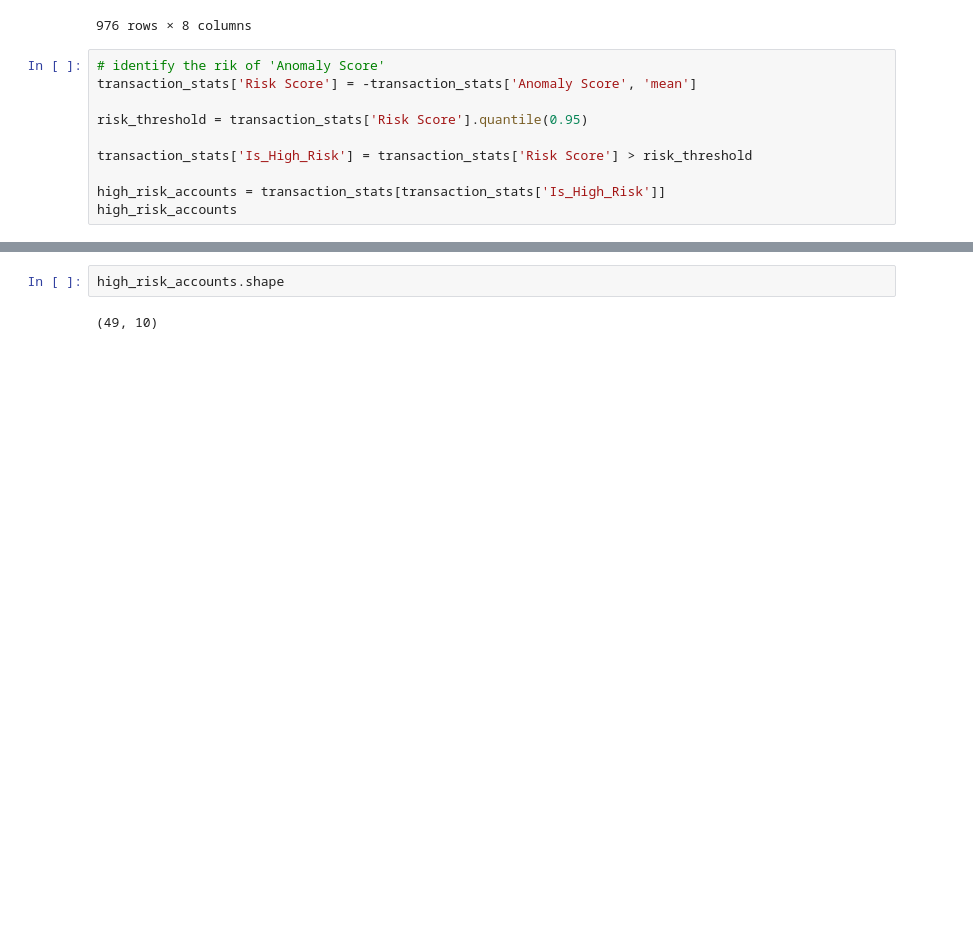
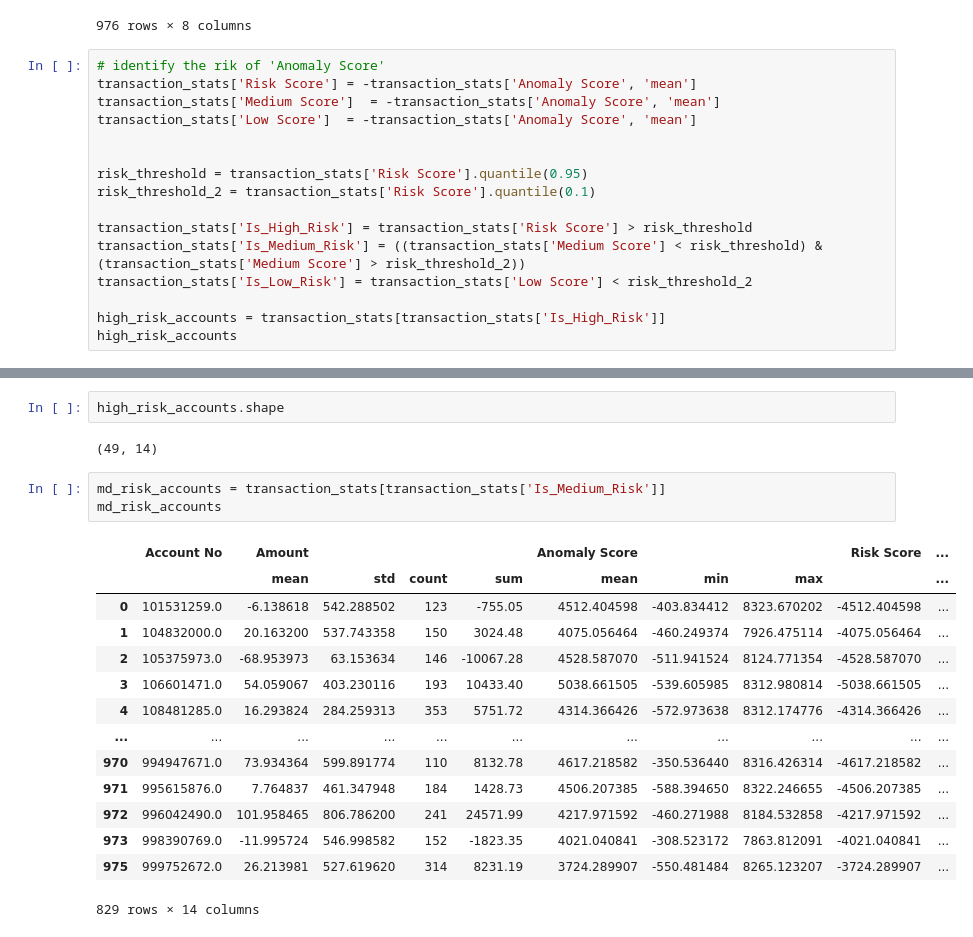
Before and after one commit to UoB-DSMP-2023-24/dsmp-2024-group-38, a Jupyter notebook: fruad_detection.ipynb, the cells around one changed output, grey strips where cells are left out. Saved outputs shown, nothing was run; the diff lists cells and outputs as text; blank space fills up the shorter version.

Commit message:
add flag level of risk

```diff
--- a/fruad_detection.ipynb
+++ b/fruad_detection.ipynb
@@ -335,10 +332,16 @@ transaction_stats
 # %%
 # identify the rik of 'Anomaly Score'
 transaction_stats['Risk Score'] = -transaction_stats['Anomaly Score', 'mean']
+transaction_stats['Medium Score']  = -transaction_stats['Anomaly Score', 'mean']
+transaction_stats['Low Score']  = -transaction_stats['Anomaly Score', 'mean']
+
 
 risk_threshold = transaction_stats['Risk Score'].quantile(0.95)
+risk_threshold_2 = transaction_stats['Risk Score'].quantile(0.1)
 
 transaction_stats['Is_High_Risk'] = transaction_stats['Risk Score'] > risk_threshold
+transaction_stats['Is_Medium_Risk'] = ((transaction_stats['Medium Score'] < risk_threshold) & (transaction_stats['Medium Score'] > risk_threshold_2))
+transaction_stats['Is_Low_Risk'] = transaction_stats['Low Score'] < risk_threshold_2
 
 high_risk_accounts = transaction_stats[transaction_stats['Is_High_Risk']]
 high_risk_accounts
@@ -364,4 +367,22 @@ high_risk_accounts
 # %%
 high_risk_accounts.shape
 # %% [output]
-(49, 10)
+(49, 14)
+# %%
+md_risk_accounts = transaction_stats[transaction_stats['Is_Medium_Risk']]
+md_risk_accounts
+# %% [output]
+|  | Account No | Amount |  |  |  | Anomaly Score |  |  | Risk Score | ... |
+|  |  | mean | std | count | sum | mean | min | max |  | ... |
+| 0 | 101531259.0 | -6.138618 | 542.288502 | 123 | -755.05 | 4512.404598 | -403.834412 | 8323.670202 | -4512.404598 | ... |
+| 1 | 104832000.0 | 20.163200 | 537.743358 | 150 | 3024.48 | 4075.056464 | -460.249374 | 7926.475114 | -4075.056464 | ... |
+| 2 | 105375973.0 | -68.953973 | 63.153634 | 146 | -10067.28 | 4528.587070 | -511.941524 | 8124.771354 | -4528.587070 | ... |
+| 3 | 106601471.0 | 54.059067 | 403.230116 | 193 | 10433.40 | 5038.661505 | -539.605985 | 8312.980814 | -5038.661505 | ... |
+| 4 | 108481285.0 | 16.293824 | 284.259313 | 353 | 5751.72 | 4314.366426 | -572.973638 | 8312.174776 | -4314.366426 | ... |
+| ... | ... | ... | ... | ... | ... | ... | ... | ... | ... | ... |
+| 970 | 994947671.0 | 73.934364 | 599.891774 | 110 | 8132.78 | 4617.218582 | -350.536440 | 8316.426314 | -4617.218582 | ... |
+| 971 | 995615876.0 | 7.764837 | 461.347948 | 184 | 1428.73 | 4506.207385 | -588.394650 | 8322.246655 | -4506.207385 | ... |
+| 972 | 996042490.0 | 101.958465 | 806.786200 | 241 | 24571.99 | 4217.971592 | -460.271988 | 8184.532858 | -4217.971592 | ... |
+| 973 | 998390769.0 | -11.995724 | 546.998582 | 152 | -1823.35 | 4021.040841 | -308.523172 | 7863.812091 | -4021.040841 | ... |
+| 975 | 999752672.0 | 26.213981 | 527.619620 | 314 | 8231.19 | 3724.289907 | -550.481484 | 8265.123207 | -3724.289907 | ... |
+829 rows × 14 columns
```
Also changed, not shown: parts of 3 cells of this notebook.
